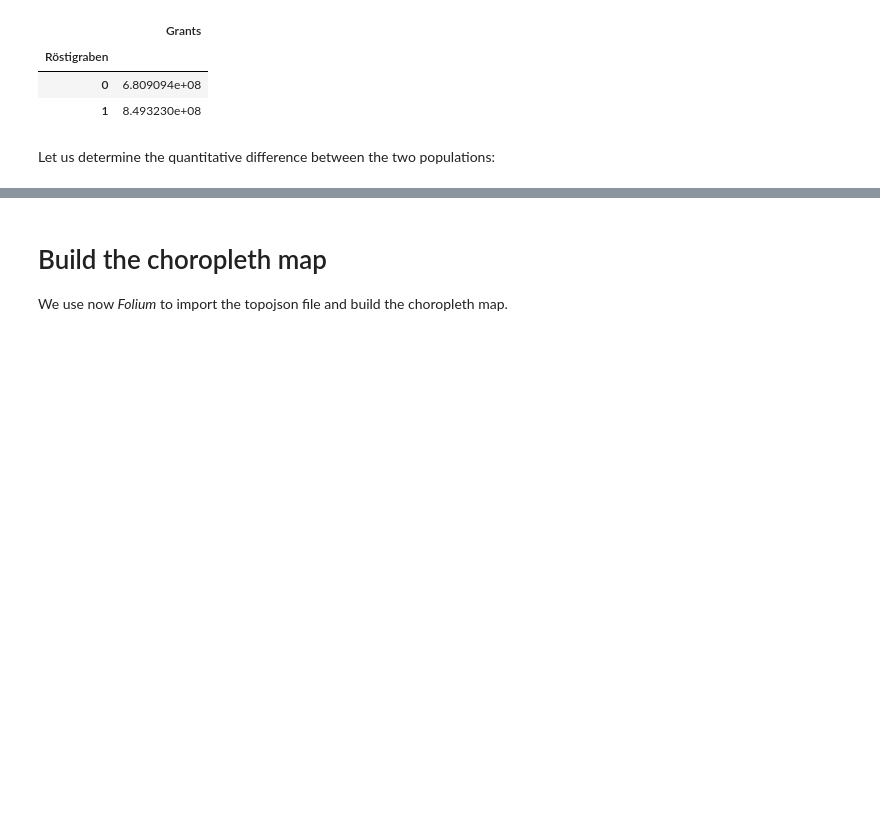
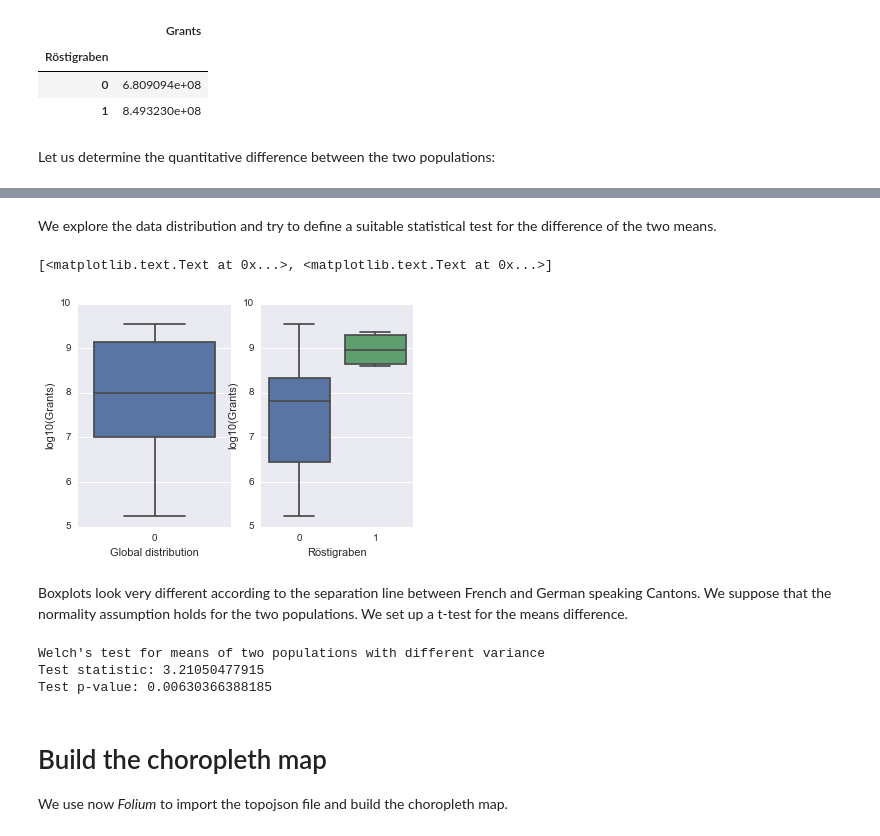
Before and after one commit to Bondzio/ADA_hw2016, a Jupyter notebook: 03 - Interactive Viz/InteractiveVisualization.ipynb, the cells around one changed output, grey strips where cells are left out. Saved outputs shown, nothing was run; the diff lists cells and outputs as text; code cells hidden in the pictures; blank space fills up the shorter version.

```diff
--- a/03 - Interactive Viz/InteractiveVisualization.ipynb
+++ b/03 - Interactive Viz/InteractiveVisualization.ipynb
@@ -476,3 +497,32 @@ y.plot(logy=1,color='red',ax=ax)
+# %%
+data = pd.read_excel('data.xlsx')
+data = data.set_index('Canton')
+# %% [markdown]
+We explore the data distribution and try to define a suitable statistical test for the difference of the two means.
+# %%
+# global boxplot in logarithmic scale
+plt.subplot(1,2,1)
+ax = sns.boxplot(data=data.Grants.apply(np.log10))
+ax.set(xlabel='Global distribution',ylabel='log10(Grants)')
+plt.subplot(1,2,2)
+ax1 = sns.boxplot(y = data.Grants.apply(np.log10), x = data.Röstigraben)
+ax1.set(xlabel='Röstigraben',ylabel='log10(Grants)')
+# %% [output]
+[<matplotlib.text.Text at 0x...>, <matplotlib.text.Text at 0x...>]
+[figure, added]
+# %% [markdown]
+Boxplots look very different according to the separation line between French and German speaking Cantons. We suppose that the normality assumption holds for the two populations. We set up a t-test for the means difference.
+# %%
+import scipy.stats as stat
+test = stat.ttest_ind(y.apply(np.log10),x.apply(np.log10),axis=0,equal_var=False)
+test = [test.statistic,test.pvalue]
+print("Welch's test for means of two populations with different variance")
+print('Test statistic: '+str(test[0]))
+print('Test p-value: '+str(test[1]))
+# %% [output]
+Welch's test for means of two populations with different variance
+Test statistic: 3.21050477915
+Test p-value: 0.00630366388185
 # %% [markdown]
 # Build the choropleth map
 
```
Also changed, not shown: parts of 7 cells of this notebook.
